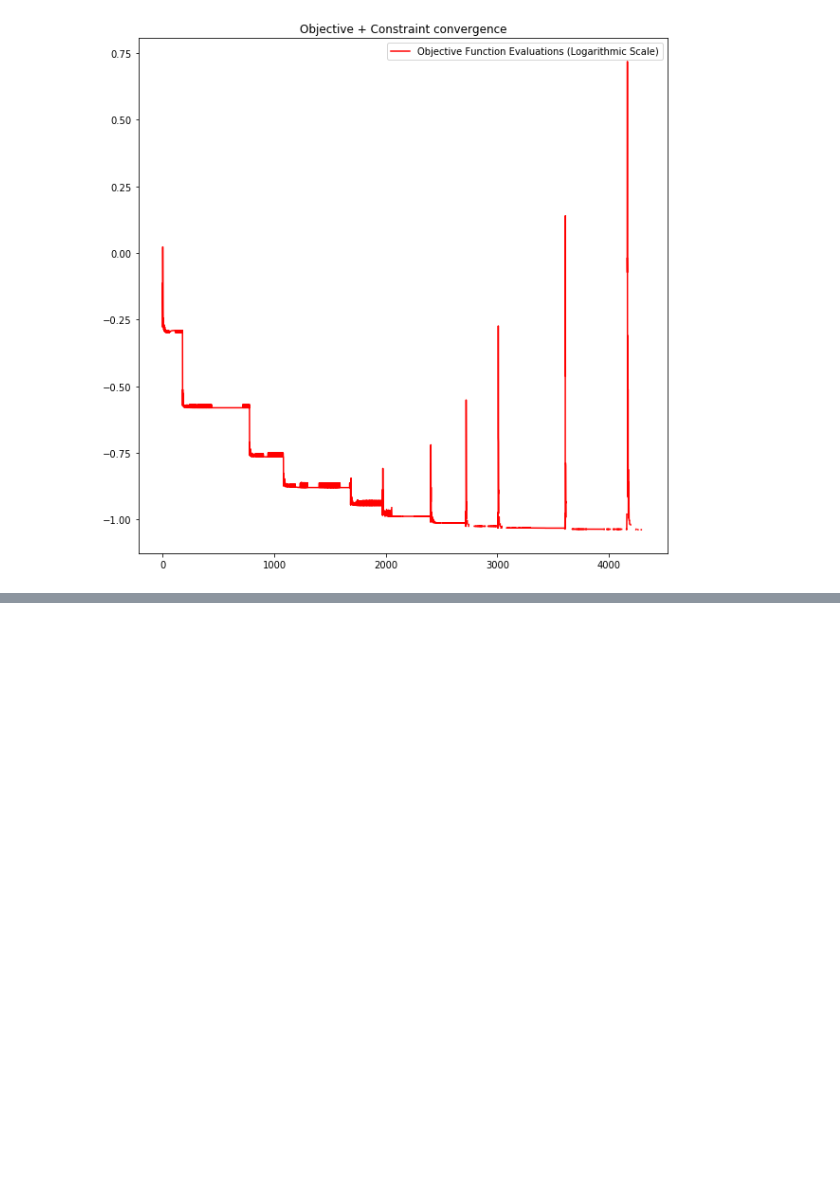
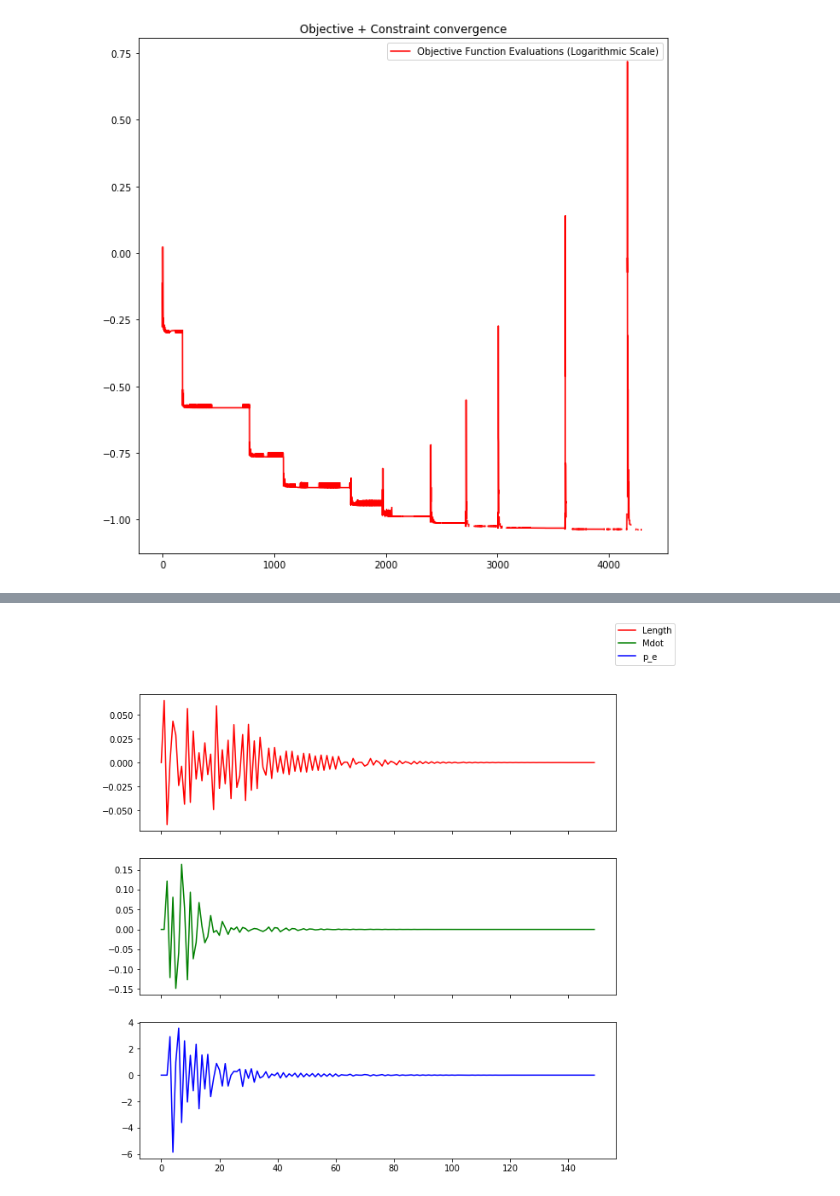
Before and after one commit to psas/lv4-mdo, a Jupyter notebook: optimization/optimizer.ipynb, the cells around one changed output, grey strips where cells are left out. Saved outputs shown, nothing was run; the diff lists cells and outputs as text; code cells hidden in the pictures; blank space fills up the shorter version.

```diff
--- a/optimization/optimizer.ipynb
+++ b/optimization/optimizer.ipynb
@@ -409,0 +506,21 @@ Reopen OpenRocket to run simulation.
+# %%
+d_L = [0]
+d_mdot = [0]
+d_p_e = [0]
+interval = 150
+
+for i in range(len(allvectors)-1):
+    d_L.append(allvectors[i+1][0] - allvectors[i][0])
+    d_mdot.append(allvectors[i+1][1] - allvectors[i][1])
+    d_p_e.append(allvectors[i+1][2] - allvectors[i][2])
+# %%
+# plot of last few differences
+start = interval
+fig, (ax1, ax2, ax3) = plt.subplots(3,sharex=True)
+ax1.plot(d_L[-start:], "r", label='Length')
+ax2.plot(d_mdot[-start:], "g", label='Mdot')
+ax3.plot(d_p_e[-start:], "b", label='p_e')
+fig.legend()
+plt.show()
+# %% [output]
+[figure, added]
```
Also changed, not shown: parts of 19 cells of this notebook, 2 other files.
